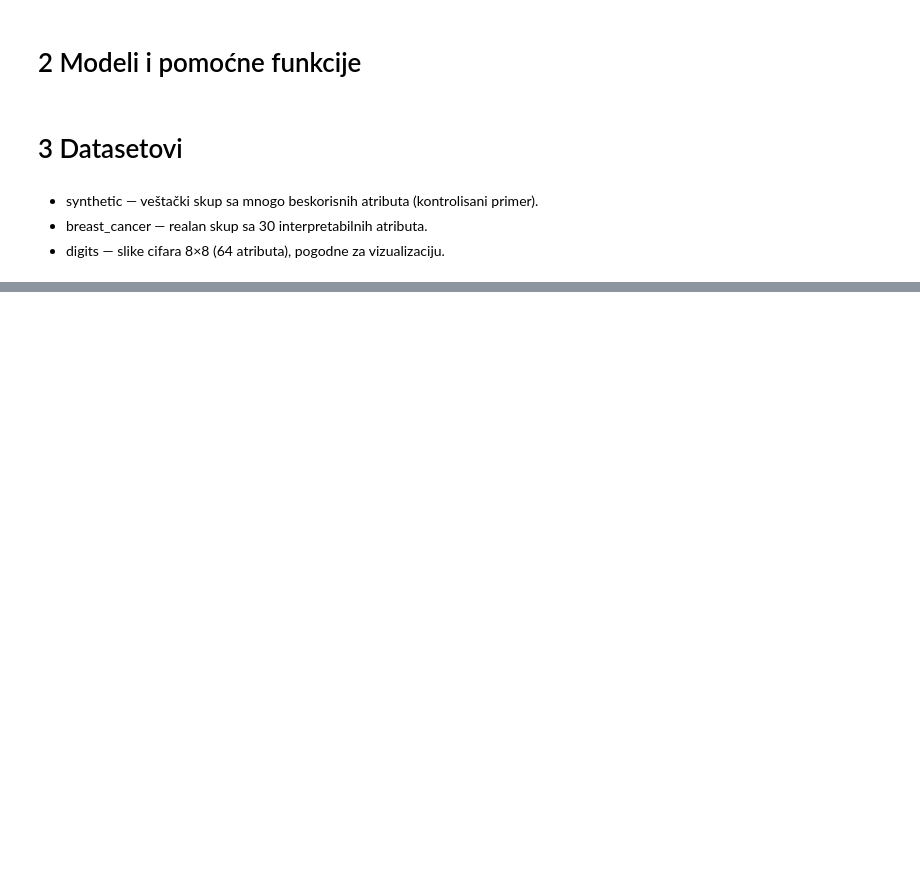
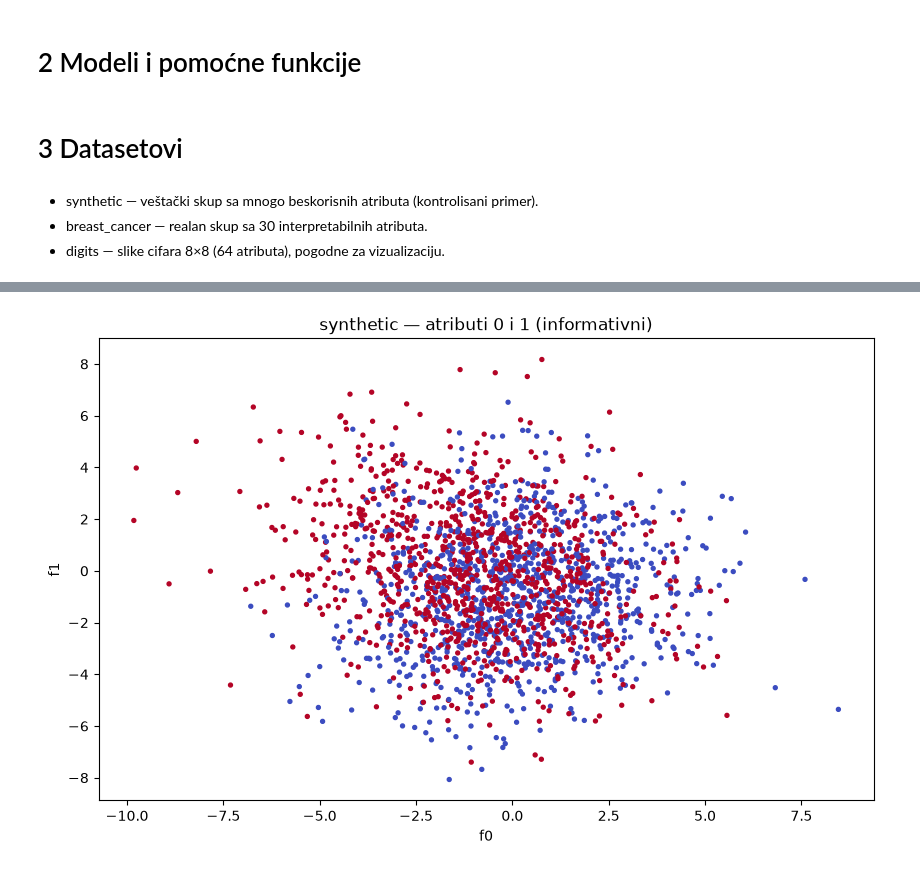
Before and after one commit to BoziCCCa/DimensionalityReduction, a Jupyter notebook: notebook.ipynb, the cells around one changed output, grey strips where cells are left out. Saved outputs shown, nothing was run; the diff lists cells and outputs as text; code cells hidden in the pictures; blank space fills up the shorter version.

```diff
--- a/notebook.ipynb
+++ b/notebook.ipynb
@@ -66,0 +120,5 @@ def prepare(X, y):
+# %%
+plt.scatter(X_syn[:, 0], X_syn[:, 1], c=y_syn, cmap="coolwarm", s=8)
+plt.title("synthetic — atributi 0 i 1 (informativni)"); plt.xlabel("f0"); plt.ylabel("f1"); plt.show()
+# %% [output]
+[figure, added]
```
Also changed, not shown: parts of 89 cells of this notebook.
